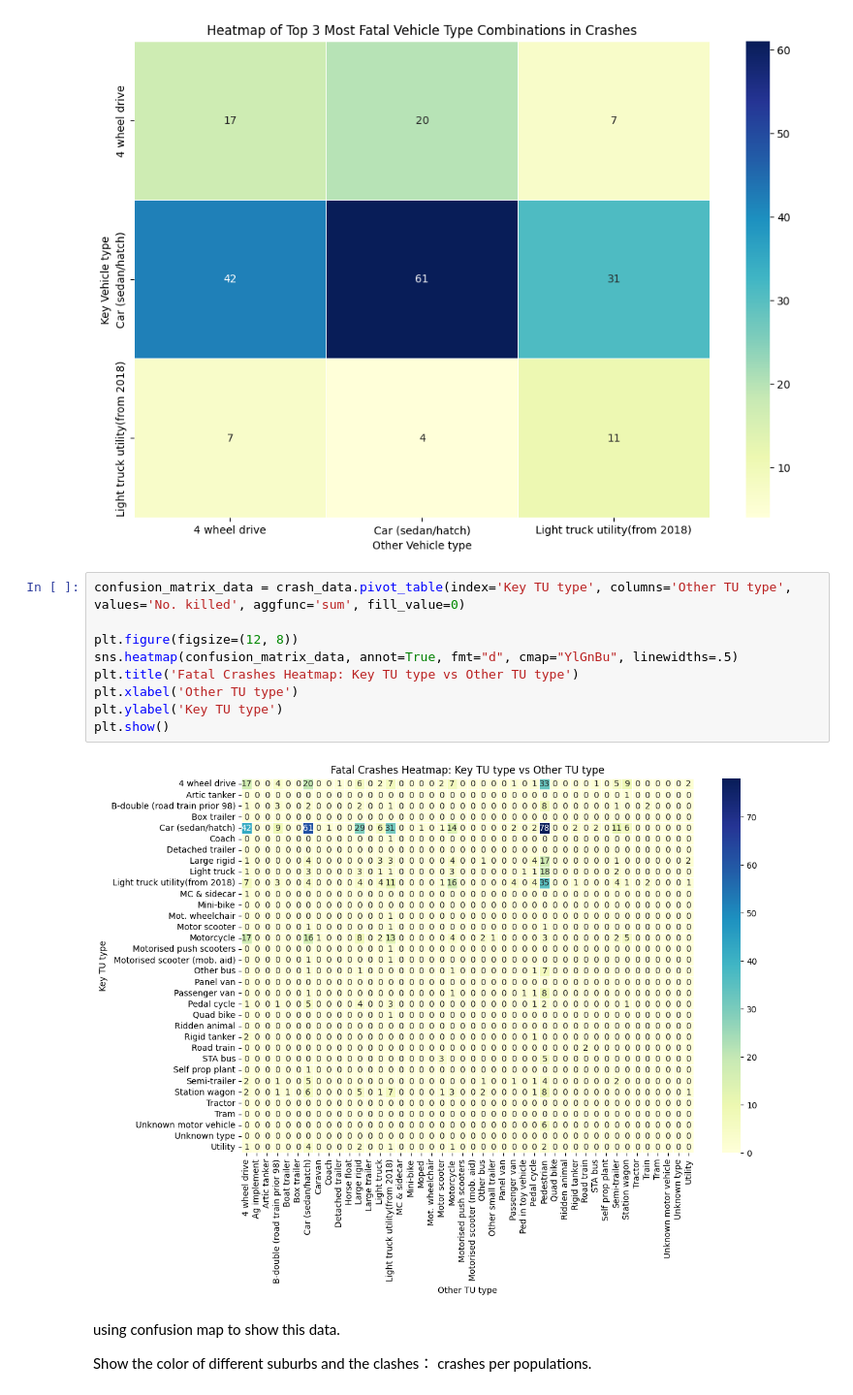
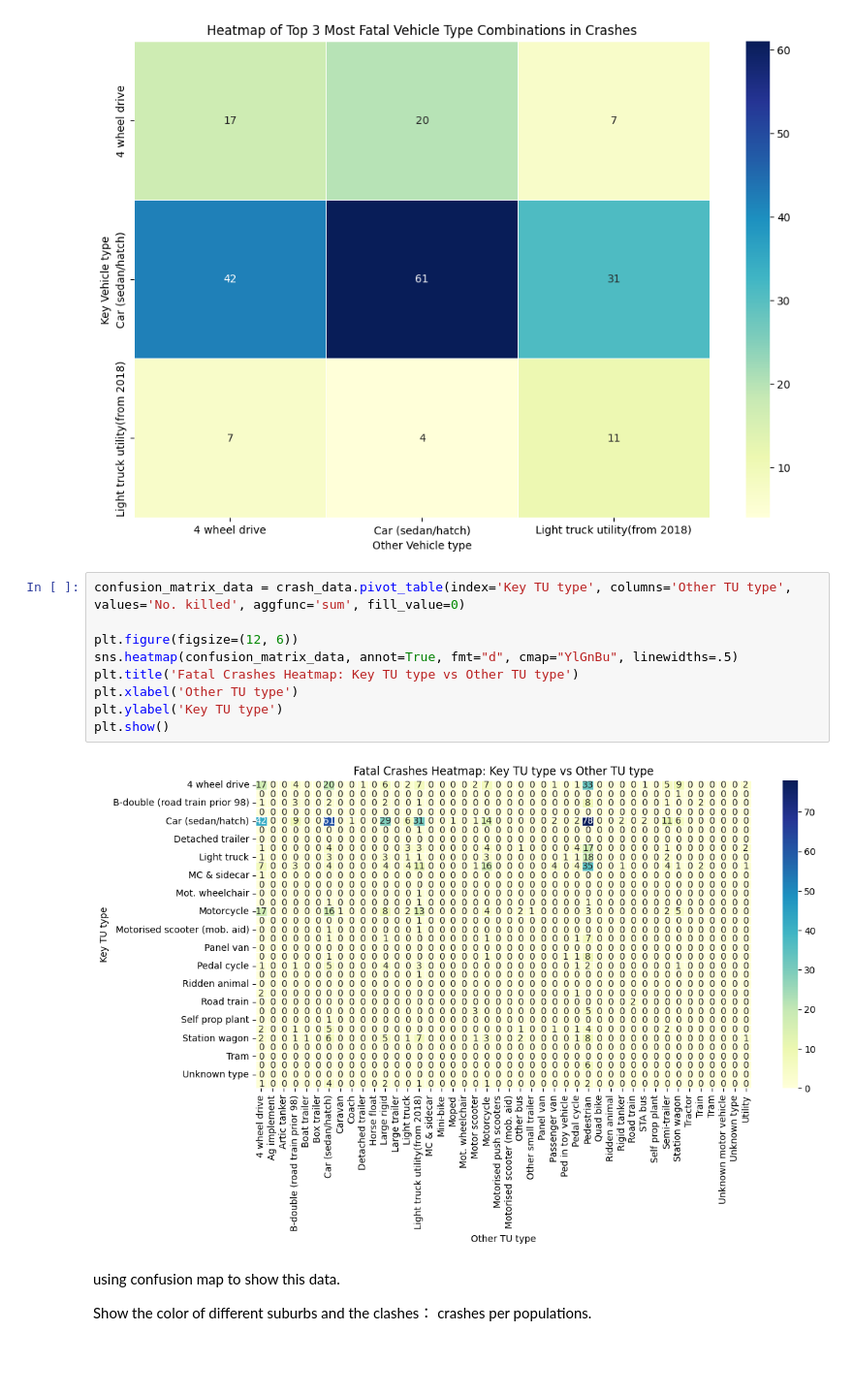
Before and after one commit to Yuyun-Zhou/open-data-project, a Jupyter notebook: crash.ipynb, the cells around one changed output. Shown at 97% size. Cells and saved outputs as stored; diff of their text form; blank space fills up the shorter version.

```diff
--- a/crash.ipynb
+++ b/crash.ipynb
@@ -202,14 +227,14 @@ plt.show()
 # %%
 confusion_matrix_data = crash_data.pivot_table(index='Key TU type', columns='Other TU type', values='No. killed', aggfunc='sum', fill_value=0)
 
-plt.figure(figsize=(12, 8))
+plt.figure(figsize=(12, 6))
 sns.heatmap(confusion_matrix_data, annot=True, fmt="d", cmap="YlGnBu", linewidths=.5)
 plt.title('Fatal Crashes Heatmap: Key TU type vs Other TU type')
 plt.xlabel('Other TU type')
 plt.ylabel('Key TU type')
 plt.show()
 # %% [output]
-[figure, old version]
+[figure, new version]
 # %% [markdown]
 using confusion map to show this data.
 
```
Also changed, not shown: parts of 6 cells of this notebook.
